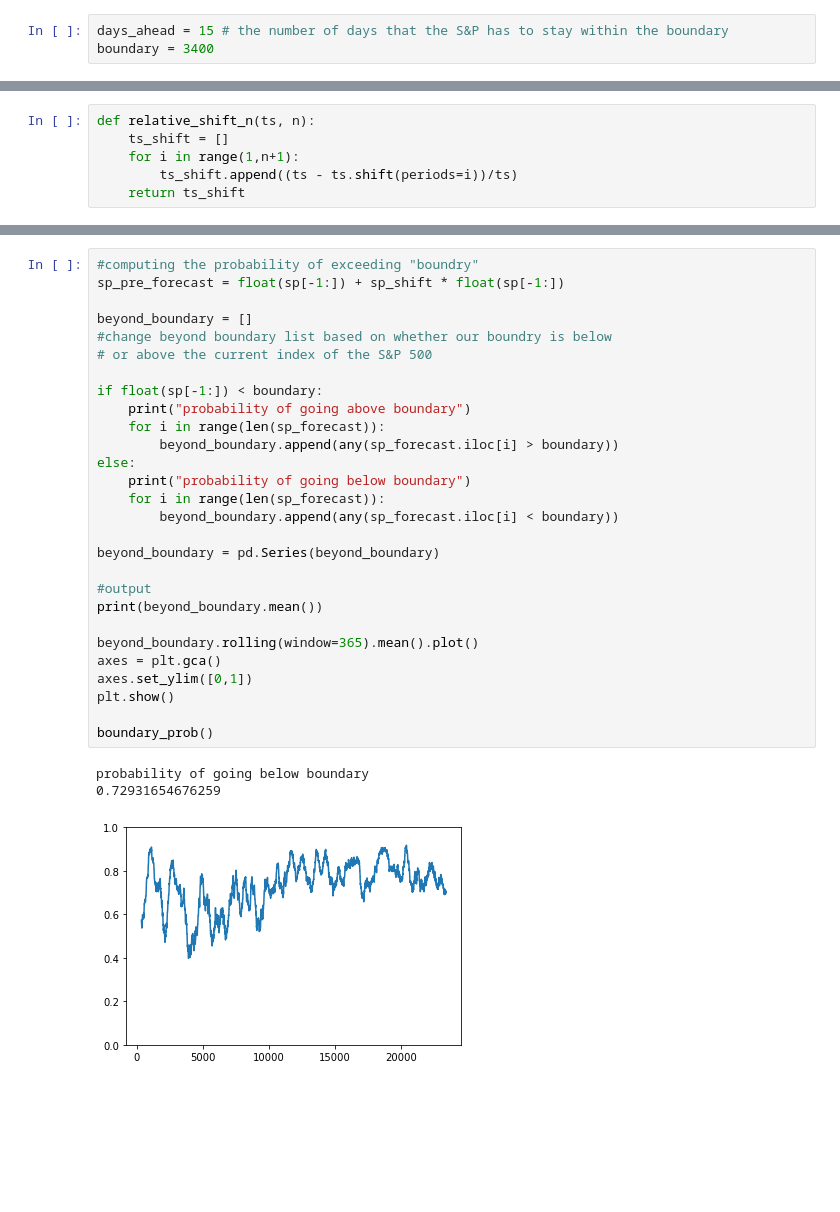
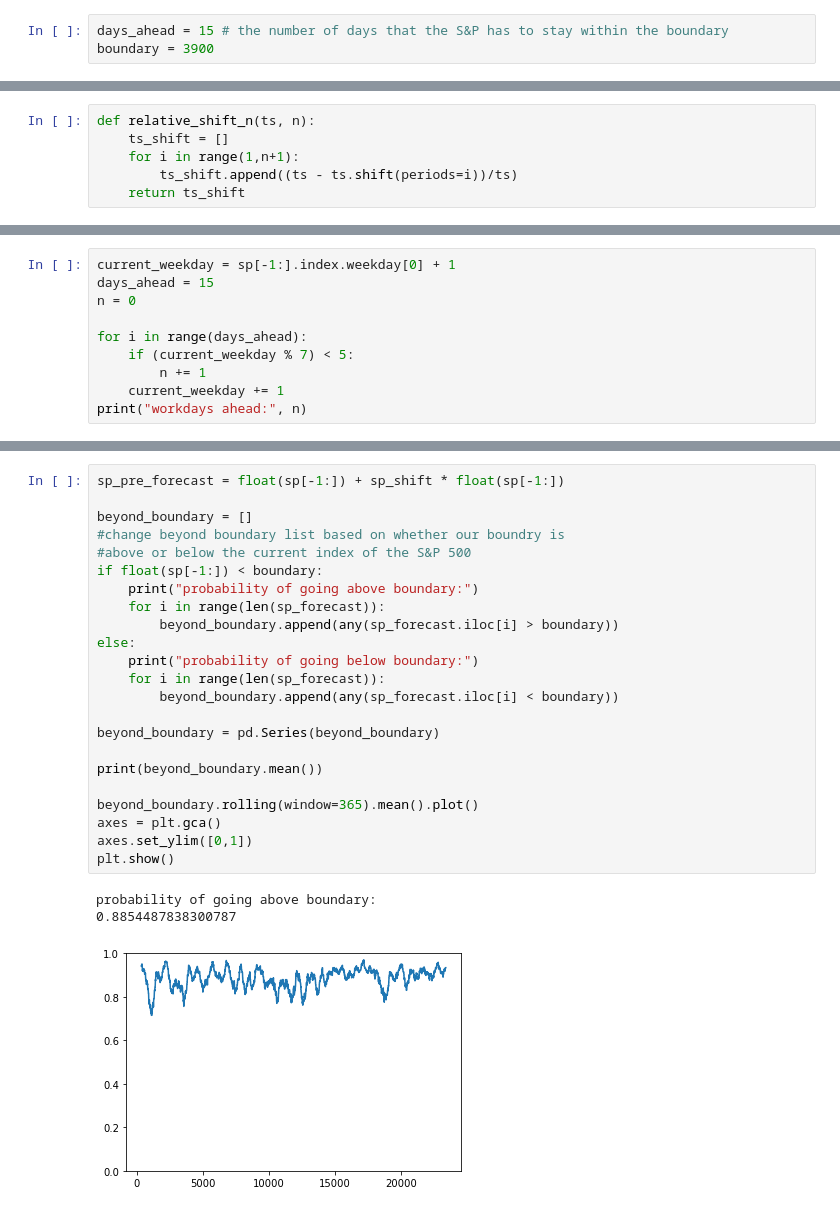
Before and after one commit to sonofhypnos/blog, a Jupyter notebook: _notebooks/2020-01-10-sp500.ipynb, the cells around one changed output, grey strips where cells are left out. Cells and saved outputs as stored; diff of their text form; blank space fills up the shorter version.

```diff
--- a/_notebooks/2020-01-10-sp500.ipynb
+++ b/_notebooks/2020-01-10-sp500.ipynb
@@ -44,6 +40,6 @@ df = pd.read_csv("https://raw.githubusercontent.com/sonofhypnos/projects/master/
 # %%
 days_ahead = 15 # the number of days that the S&P has to stay within the boundary
-boundary = 3400
+boundary = 3900
 # %%
 df.head()
 # %% [output]
@@ -144,0 +97,10 @@ n = workdays_ahead(last_weekday, days_ahead)
+# %%
+current_weekday = sp[-1:].index.weekday[0] + 1
+days_ahead = 15
+n = 0
+
+for i in range(days_ahead):
+    if (current_weekday % 7) < 5:
+        n += 1
+    current_weekday += 1
+print("workdays ahead:", n)
@@ -185,32 +135,27 @@ float(sp[-1:])
 # %%
-#computing the probability of exceeding "boundry"
 sp_pre_forecast = float(sp[-1:]) + sp_shift * float(sp[-1:])
 
 beyond_boundary = []
-#change beyond boundary list based on whether our boundry is below
-# or above the current index of the S&P 500
-
+#change beyond boundary list based on whether our boundry is
+#above or below the current index of the S&P 500
 if float(sp[-1:]) < boundary:
-    print("probability of going above boundary")
+    print("probability of going above boundary:")
     for i in range(len(sp_forecast)):
         beyond_boundary.append(any(sp_forecast.iloc[i] > boundary))
 else:
-    print("probability of going below boundary")
+    print("probability of going below boundary:")
     for i in range(len(sp_forecast)):
         beyond_boundary.append(any(sp_forecast.iloc[i] < boundary))
 
 beyond_boundary = pd.Series(beyond_boundary)
 
-#output
 print(beyond_boundary.mean())
 
 beyond_boundary.rolling(window=365).mean().plot()
 axes = plt.gca()
 axes.set_ylim([0,1])
 plt.show()
-
-boundary_prob()
 # %% [output]
-probability of going below boundary
-0.72931654676259
+probability of going above boundary:
+0.8854487838300787
-[figure, old version]
+[figure, new version]
```
Also changed, not shown: parts of 22 cells of this notebook.
